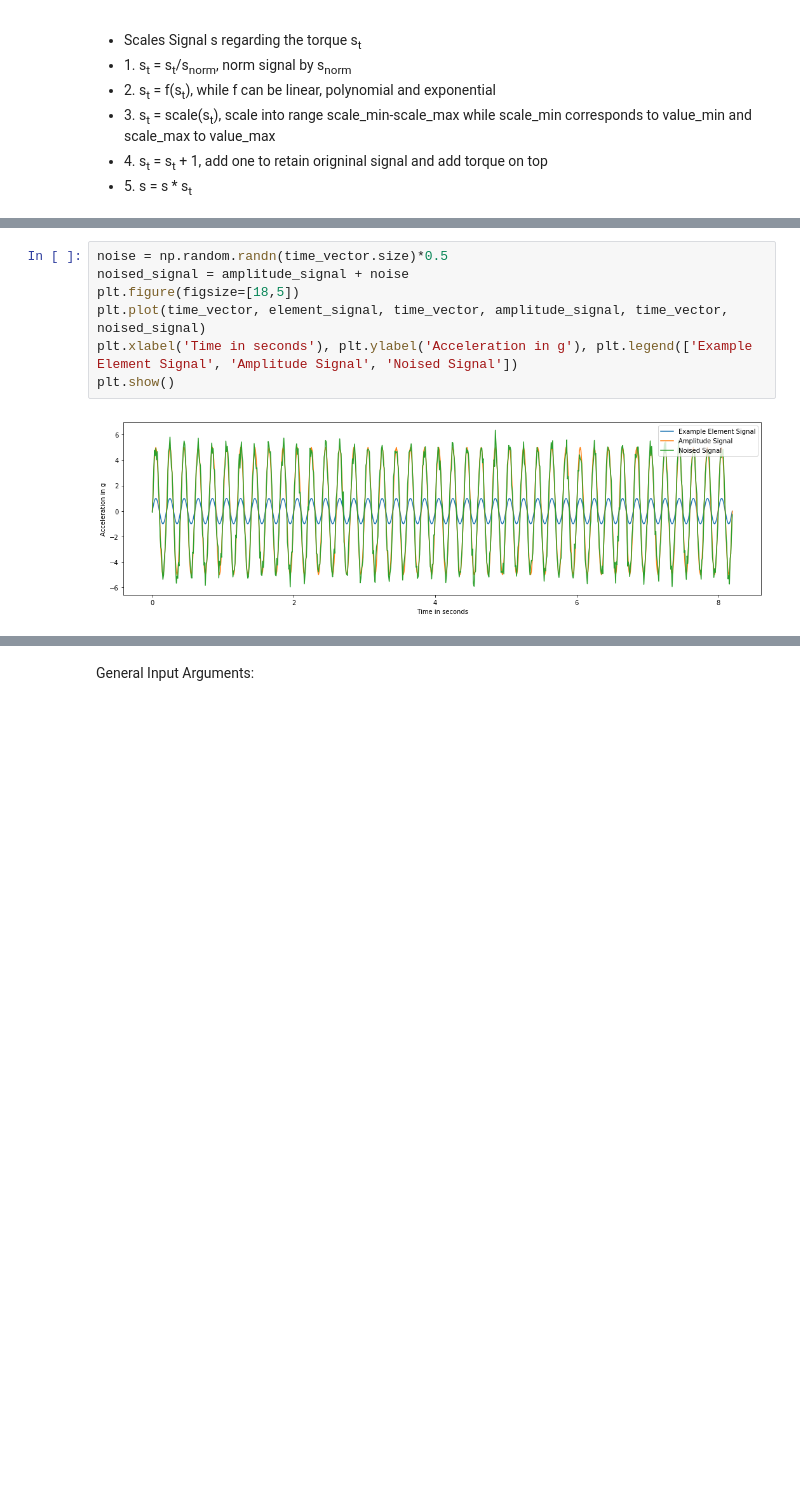
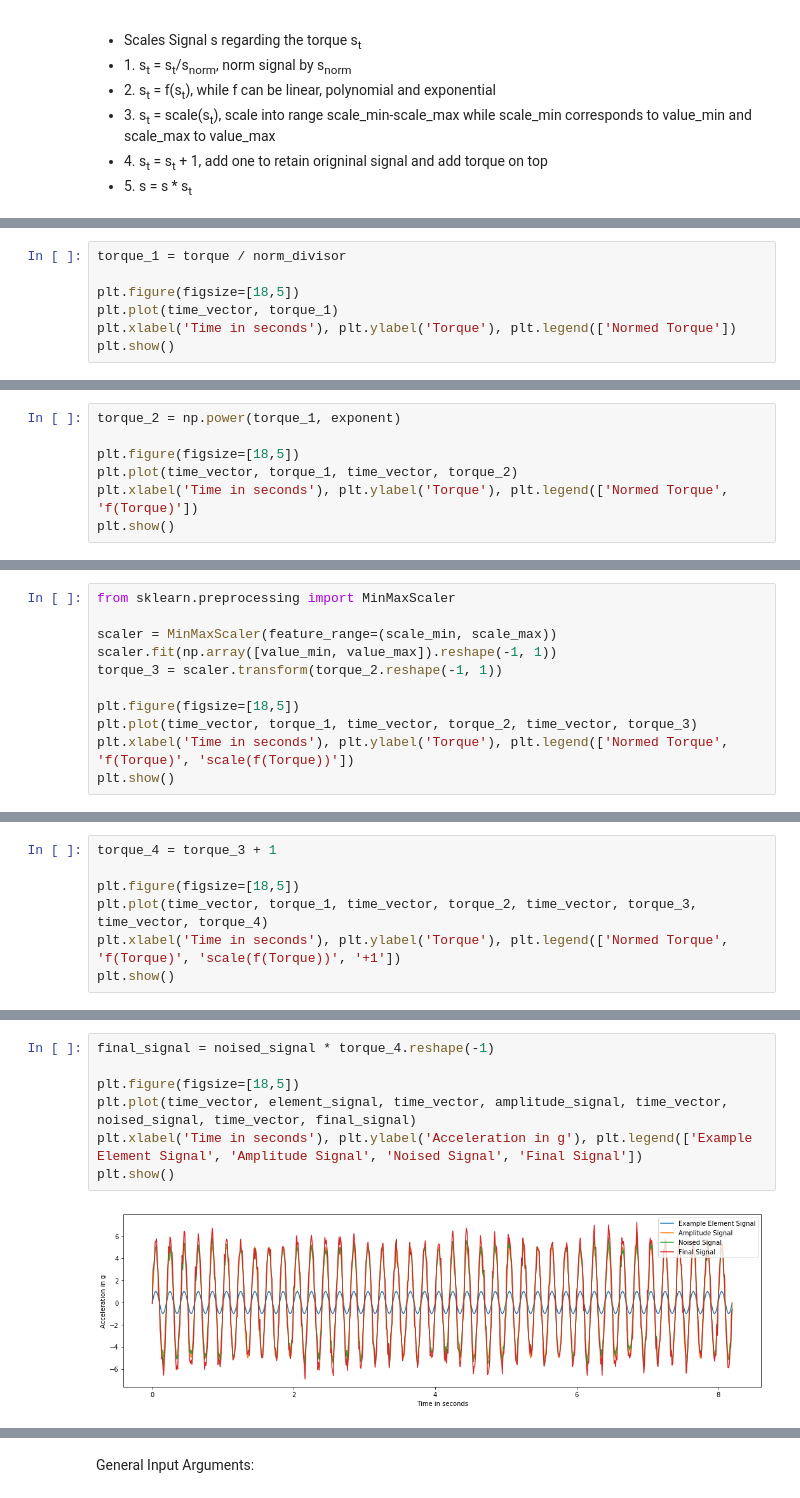
Before and after one commit to HoChiak/Gearbox, a Jupyter notebook: RF_Sim_GearboxVibration.ipynb, the cells around one changed output, grey strips where cells are left out. Saved outputs shown, nothing was run; the diff lists cells and outputs as text; blank space fills up the shorter version.

Commit message:
Readme SlideShow
Added Content

```diff
--- a/RF_Sim_GearboxVibration.ipynb
+++ b/RF_Sim_GearboxVibration.ipynb
@@ -201,0 +265,7 @@ plt.show()
+# %%
+torque_1 = torque / norm_divisor
+
+plt.figure(figsize=[18,5])
+plt.plot(time_vector, torque_1)
+plt.xlabel('Time in seconds'), plt.ylabel('Torque'), plt.legend(['Normed Torque'])
+plt.show()
@@ -201,0 +276,7 @@ plt.show()
+# %%
+torque_2 = np.power(torque_1, exponent)
+
+plt.figure(figsize=[18,5])
+plt.plot(time_vector, torque_1, time_vector, torque_2)
+plt.xlabel('Time in seconds'), plt.ylabel('Torque'), plt.legend(['Normed Torque', 'f(Torque)'])
+plt.show()
@@ -201,0 +287,11 @@ plt.show()
+# %%
+from sklearn.preprocessing import MinMaxScaler
+
+scaler = MinMaxScaler(feature_range=(scale_min, scale_max))
+scaler.fit(np.array([value_min, value_max]).reshape(-1, 1))
+torque_3 = scaler.transform(torque_2.reshape(-1, 1))
+
+plt.figure(figsize=[18,5])
+plt.plot(time_vector, torque_1, time_vector, torque_2, time_vector, torque_3)
+plt.xlabel('Time in seconds'), plt.ylabel('Torque'), plt.legend(['Normed Torque', 'f(Torque)', 'scale(f(Torque))'])
+plt.show()
@@ -201,0 +302,7 @@ plt.show()
+# %%
+torque_4 = torque_3 + 1
+
+plt.figure(figsize=[18,5])
+plt.plot(time_vector, torque_1, time_vector, torque_2, time_vector, torque_3, time_vector, torque_4)
+plt.xlabel('Time in seconds'), plt.ylabel('Torque'), plt.legend(['Normed Torque', 'f(Torque)', 'scale(f(Torque))', '+1'])
+plt.show()
@@ -203,10 +313,10 @@ plt.show()
 <p>(Example Stationary Sine Signal * const Amplitude + noise) * Torque</p>
 # %%
-noise = np.random.randn(time_vector.size)*0.5
-noised_signal = amplitude_signal + noise
+final_signal = noised_signal * torque_4.reshape(-1)
+
 plt.figure(figsize=[18,5])
-plt.plot(time_vector, element_signal, time_vector, amplitude_signal, time_vector, noised_signal)
-plt.xlabel('Time in seconds'), plt.ylabel('Acceleration in g'), plt.legend(['Example Element Signal', 'Amplitude Signal', 'Noised Signal'])
+plt.plot(time_vector, element_signal, time_vector, amplitude_signal, time_vector, noised_signal, time_vector, final_signal)
+plt.xlabel('Time in seconds'), plt.ylabel('Acceleration in g'), plt.legend(['Example Element Signal', 'Amplitude Signal', 'Noised Signal', 'Final Signal'])
 plt.show()
 # %% [output]
-[figure, old version]
+[figure, new version]
```
Also changed, not shown: parts of 33 cells of this notebook, 2 other files.
